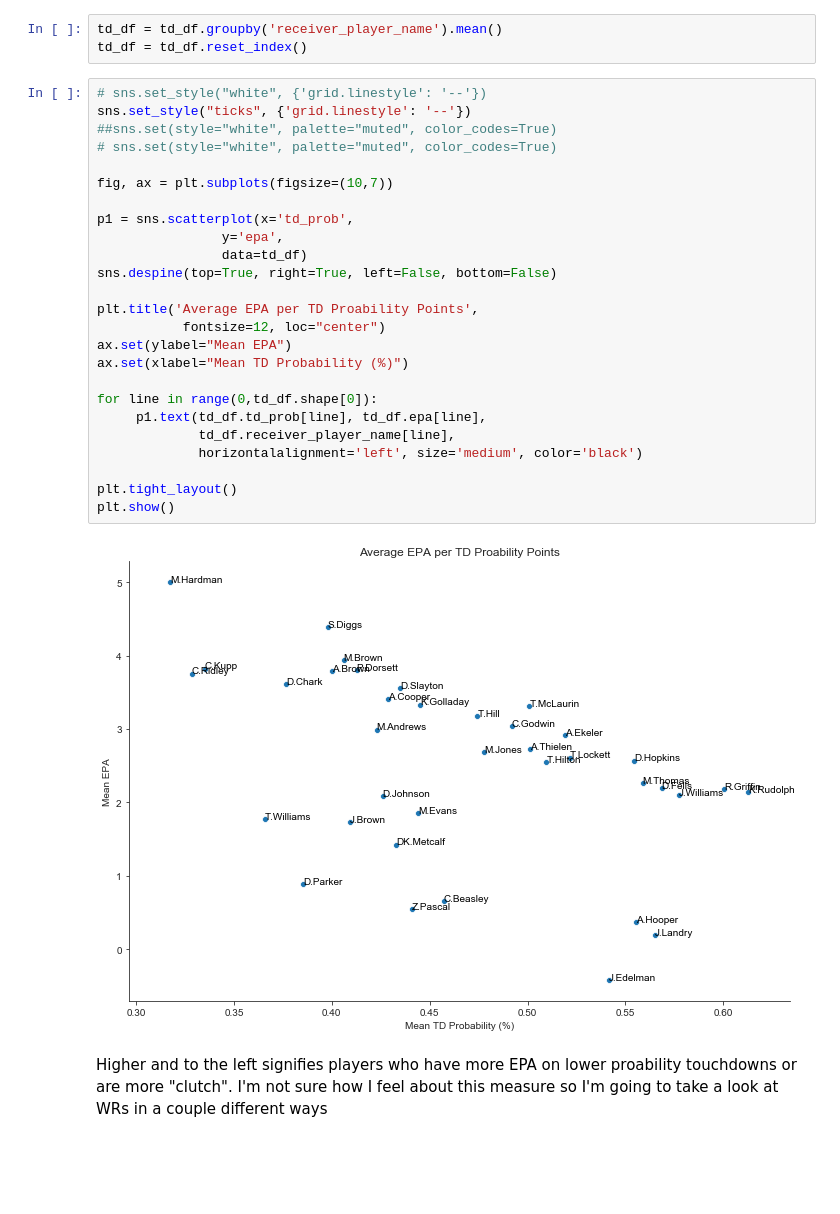
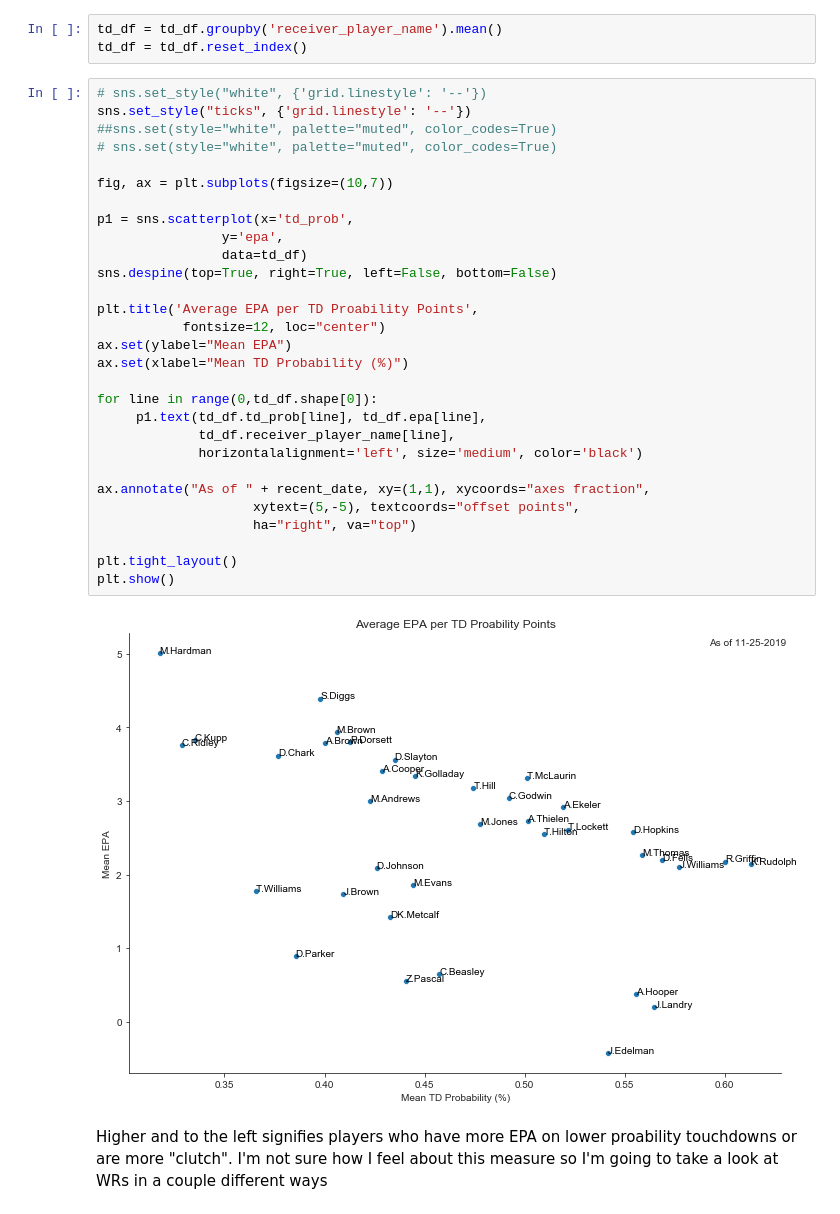
Before and after one commit to aramkaplanian/NFL_analysis, a Jupyter notebook: wr analysis.ipynb, the cells around one changed output. Drawn from its saved outputs; the diff is of its cells as text; blank space fills up the shorter version.

Commit message:
continued chart edits

```diff
--- a/wr analysis.ipynb
+++ b/wr analysis.ipynb
@@ -100,30 +140,34 @@ td_df = td_df.reset_index()
 # %%
 # sns.set_style("white", {'grid.linestyle': '--'})
 sns.set_style("ticks", {'grid.linestyle': '--'})
 ##sns.set(style="white", palette="muted", color_codes=True)
 # sns.set(style="white", palette="muted", color_codes=True)
 
 fig, ax = plt.subplots(figsize=(10,7))
 
 p1 = sns.scatterplot(x='td_prob',
                 y='epa',
                 data=td_df)
 sns.despine(top=True, right=True, left=False, bottom=False)
 
 plt.title('Average EPA per TD Proability Points',
            fontsize=12, loc="center")
 ax.set(ylabel="Mean EPA")
 ax.set(xlabel="Mean TD Probability (%)")
 
 for line in range(0,td_df.shape[0]):
      p1.text(td_df.td_prob[line], td_df.epa[line],
              td_df.receiver_player_name[line],
              horizontalalignment='left', size='medium', color='black')
 
+ax.annotate("As of " + recent_date, xy=(1,1), xycoords="axes fraction",
+                    xytext=(5,-5), textcoords="offset points",
+                    ha="right", va="top")
+
 plt.tight_layout()
 plt.show()
 # %% [output]
-[figure, old version]
+[figure, new version]
 # %% [markdown]
 Higher and to the left signifies players who have more EPA on lower proability touchdowns or are more "clutch". I'm not sure how I feel about this measure so I'm going to take a look at WRs in a couple different ways
 # %% [markdown]
```
Also changed, not shown: parts of 9 cells of this notebook, 3 other files.
